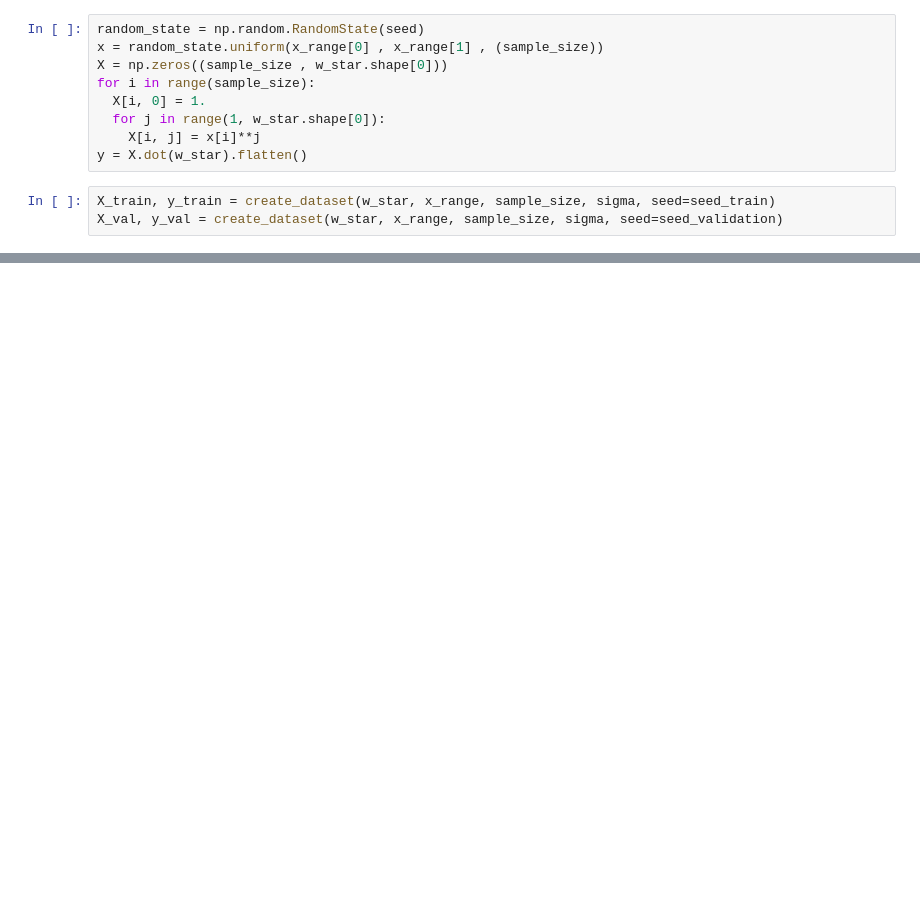
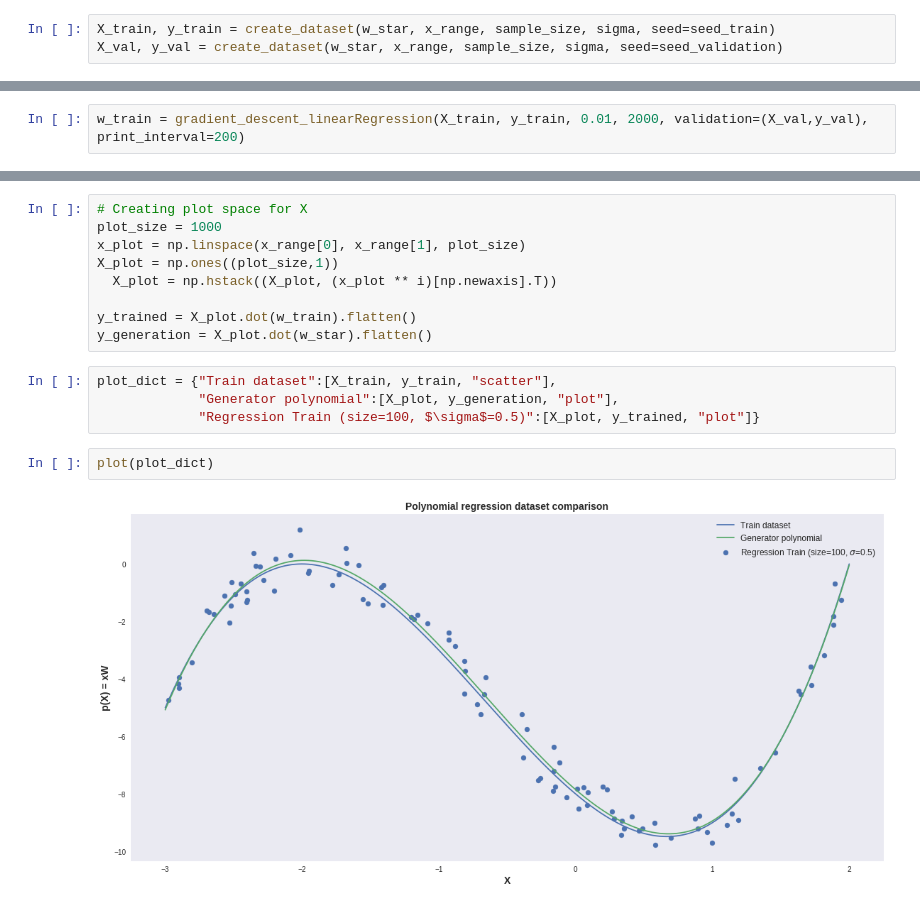
Before and after one commit to iamthejao/DeepLearningLab-A1, a Jupyter notebook: Assignment.ipynb, the cells around one changed output, grey strips where cells are left out. Drawn from its saved outputs; the diff is of its cells as text; blank space fills up the shorter version.

```diff
--- a/Assignment.ipynb
+++ b/Assignment.ipynb
@@ -27,15 +103,6 @@ sample_size = 100
 seed_train = 0
 seed_validation = 1
 sigma = 0.5
-# %%
-random_state = np.random.RandomState(seed)
-x = random_state.uniform(x_range[0] , x_range[1] , (sample_size))
-X = np.zeros((sample_size , w_star.shape[0]))
-for i in range(sample_size):
-  X[i, 0] = 1.
-  for j in range(1, w_star.shape[0]):
-    X[i, j] = x[i]**j
-y = X.dot(w_star).flatten()
 # %%
 X_train, y_train = create_dataset(w_star, x_range, sample_size, sigma, seed=seed_train)
 X_val, y_val = create_dataset(w_star, x_range, sample_size, sigma, seed=seed_validation)
@@ -74,0 +109,2 @@ def gradient_descent_linearRegression(Xtrain, ytrain, learning_rate, iterations,
+# %%
+w_train = gradient_descent_linearRegression(X_train, y_train, 0.01, 2000, validation=(X_val,y_val), print_interval=200)
@@ -74,0 +120,17 @@ def gradient_descent_linearRegression(Xtrain, ytrain, learning_rate, iterations,
+# %%
+# Creating plot space for X
+plot_size = 1000
+x_plot = np.linspace(x_range[0], x_range[1], plot_size)
+X_plot = np.ones((plot_size,1))
+  X_plot = np.hstack((X_plot, (x_plot ** i)[np.newaxis].T))
+
+y_trained = X_plot.dot(w_train).flatten()
+y_generation = X_plot.dot(w_star).flatten()
+# %%
+plot_dict = {"Train dataset":[X_train, y_train, "scatter"],
+             "Generator polynomial":[X_plot, y_generation, "plot"],
+             "Regression Train (size=100, $\sigma$=0.5)":[X_plot, y_trained, "plot"]}
+# %%
+plot(plot_dict)
+# %% [output]
+[figure, added]
```
Also changed, not shown: parts of 6 cells of this notebook.
